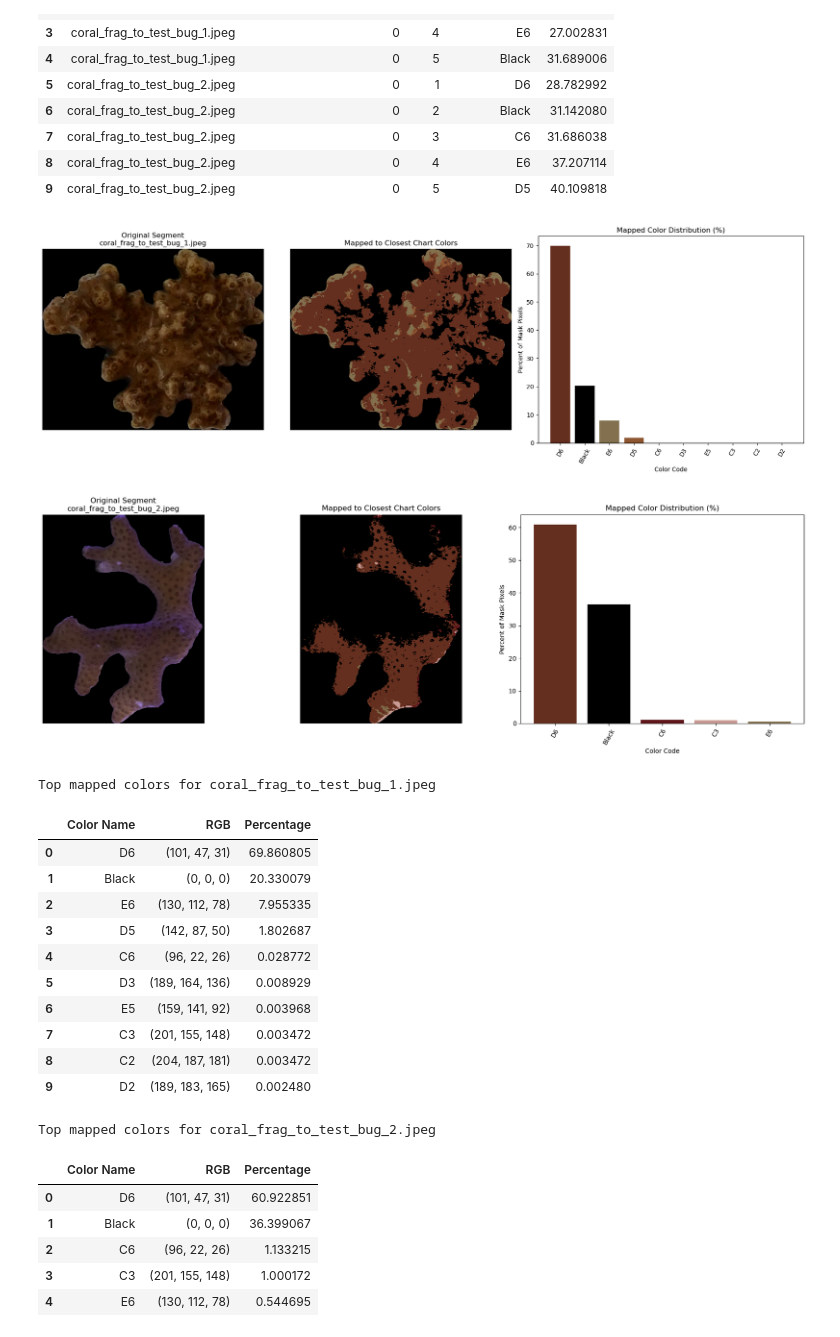
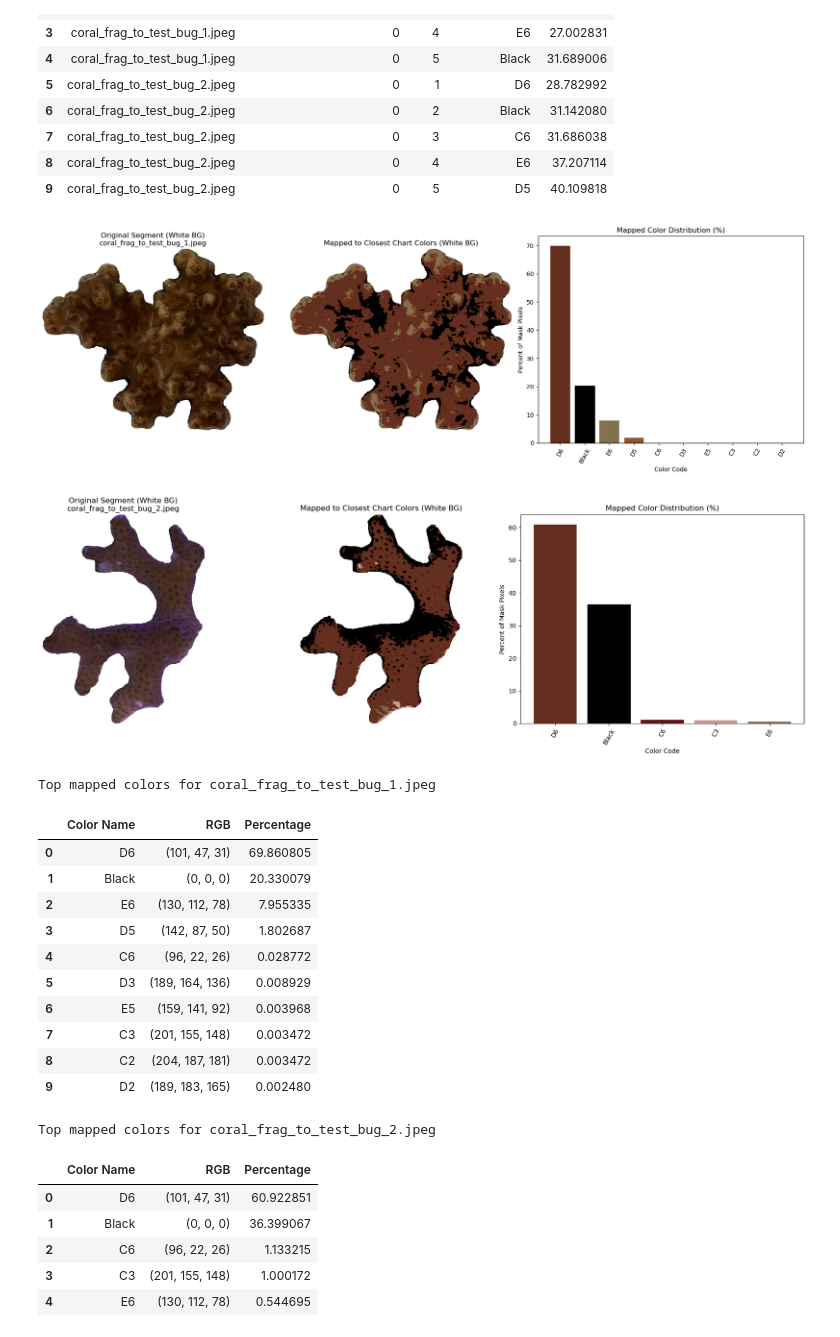
Before and after one commit to D-Barradas/Coral-CAT-Coral-Color-Assessment-Tool, a Jupyter notebook: notebooks/04_debug_color_mapping.ipynb, the cells around one changed output. Cells and saved outputs as stored; diff of their text form; code cells hidden in the pictures.

```diff
--- a/notebooks/04_debug_color_mapping.ipynb
+++ b/notebooks/04_debug_color_mapping.ipynb
@@ -328,7 +328,16 @@ Analyzing: coral_frag_to_test_bug_2.jpeg
 | 9 | coral_frag_to_test_bug_2.jpeg | 0 | 5 | D5 | 40.109818 |
 # %%
 # Matplotlib equivalent of mapped-image + color distribution (no Streamlit required)
-# This version includes Black as a valid mapped class inside the foreground mask.
+# Experiment: force non-mask pixels to white for visualization.
+
+def _paint_background_white(image_rgb, foreground_mask=None):
+    display_img = image_rgb.copy()
+    if foreground_mask is None:
+        return display_img
+    mask = np.asarray(foreground_mask).astype(bool)
+    display_img[~mask] = (255, 255, 255)
+    return display_img
+
 
 def plot_compare_mapped_image_matplotlib(img_rgb, color_map_rgb, title, foreground_mask=None):
     mapped_img, full_color_map, _color_to_pixels = lf.map_color_to_pixels(
@@ -367,57 +376,66 @@ def plot_compare_mapped_image_matplotlib(img_rgb, color_map_rgb, title, foregrou
     color_rgbs = [r[1] for r in color_rows]
     percentages = [r[2] for r in color_rows]
 
+    original_display = _paint_background_white(img_rgb, foreground_mask)
+    mapped_display = _paint_background_white(mapped_img, foreground_mask)
+
     fig, axes = plt.subplots(1, 3, figsize=(18, 6), gridspec_kw={"width_ratios": [1, 1, 1.2]})
 
-    axes[0].imshow(img_rgb)
-    axes[0].set_title(f"Original Segment\n{title}")
+    axes[0].imshow(original_display)
+    axes[0].set_title(f"Original Segment (White BG)\n{title}")
     axes[0].axis("off")
 
-    axes[1].imshow(mapped_img)
-    axes[1].set_title("Mapped to Closest Chart Colors")
+    axes[1].imshow(mapped_display)
+    axes[1].set_title("Mapped to Closest Chart Colors (White BG)")
     axes[1].axis("off")
 
     bar_colors = [np.array(rgb) / 255.0 for rgb in color_rgbs]
-    axes[2].bar(color_names, percentages, color=bar_colors)
+    bars = axes[2].bar(color_names, percentages, color=bar_colors)
     axes[2].set_title("Mapped Color Distribution (%)")
     axes[2].set_xlabel("Color Code")
     axes[2].set_ylabel("Percent of Mask Pixels")
     axes[2].tick_params(axis="x", rotation=60)
+
+    # Make black bar visible on light theme.
+    for label, bar in zip(color_names, bars):
+        if label == "Black":
+            bar.set_edgecolor("black")
+            bar.set_linewidth(1.0)
 
     plt.tight_layout()
     plt.show()
 
     out_df = pd.DataFrame({
         "Color Name": color_names,
         "RGB": color_rgbs,
         "Percentage": percentages,
     })
     return mapped_img, out_df
 
 
 # Render for each selected segmented coral image
 mapped_images_matplotlib = {}
 mapped_stats_matplotlib = {}
 
 for image_name, seg_img in selected_segmented_crops.items():
     image_title = os.path.basename(image_name)
     fg_mask = selected_segmented_masks[image_name]
     mapped_img, stats_df = plot_compare_mapped_image_matplotlib(
         seg_img,
         custom_color_chart,
         title=image_title,
         foreground_mask=fg_mask,
     )
     mapped_images_matplotlib[image_name] = mapped_img
     mapped_stats_matplotlib[image_name] = stats_df
 
 # Show compact stats table preview
 for image_name, stats_df in mapped_stats_matplotlib.items():
     print(f"\nTop mapped colors for {os.path.basename(image_name)}")
     display(stats_df.head(10))
 # %% [output]
-[figure, old version]
+[figure, new version]
-[figure, old version]
+[figure, new version]
 Top mapped colors for coral_frag_to_test_bug_1.jpeg
 |  | Color Name | RGB | Percentage |
 | 0 | D6 | (101, 47, 31) | 69.860805 |
```
Also changed, not shown: parts of 1 cell of this notebook.
